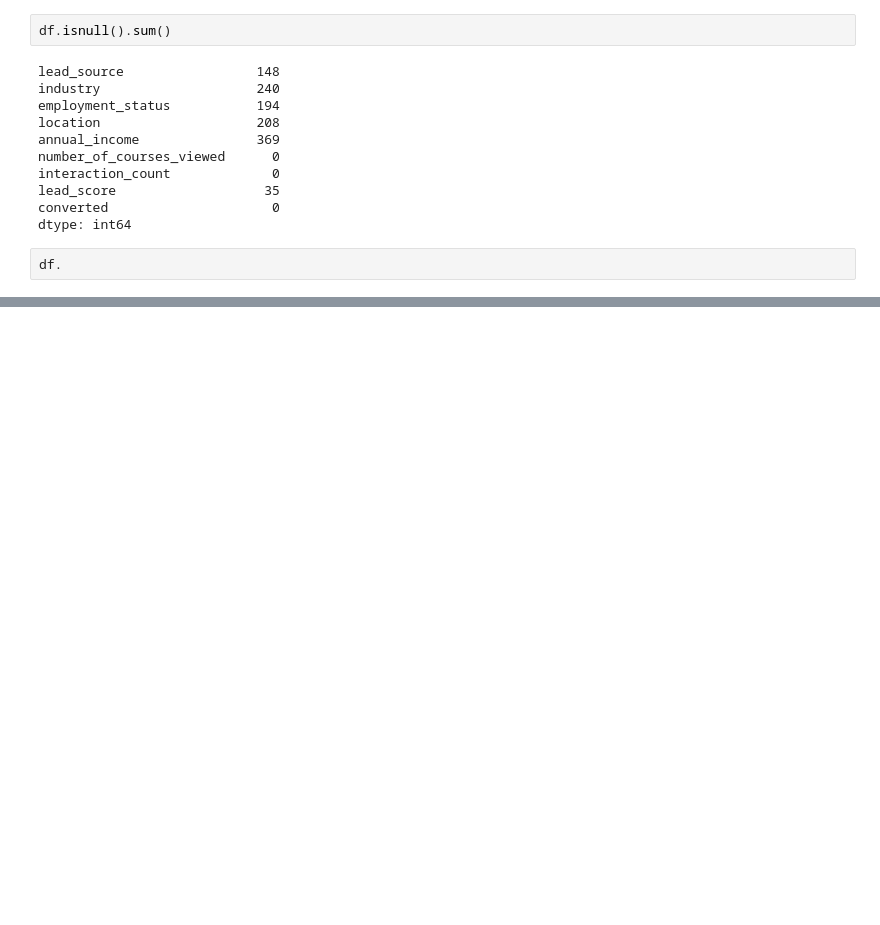
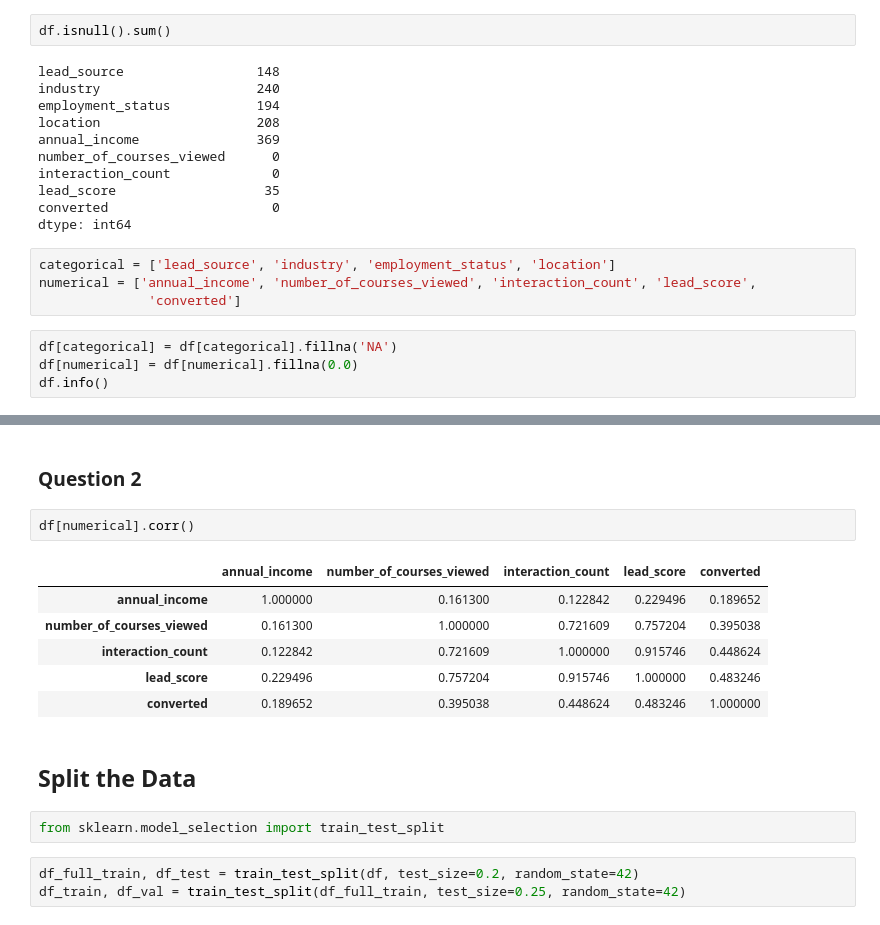
Before and after one commit to agomezh20/DataTalks-ml-zoomcamp, a Jupyter notebook: Module 3/homework_3.ipynb, the cells around one changed output, grey strips where cells are left out. Drawn from its saved outputs; the diff is of its cells as text; blank space fills up the shorter version.

```diff
--- a/Module 3/homework_3.ipynb
+++ b/Module 3/homework_3.ipynb
@@ -53,4 +53,10 @@ lead_score                   35
 converted                     0
 dtype: int64
 # %%
-df.
+categorical = ['lead_source', 'industry', 'employment_status', 'location']
+numerical = ['annual_income', 'number_of_courses_viewed', 'interaction_count', 'lead_score',
+              'converted']
+# %%
+df[categorical] = df[categorical].fillna('NA')
+df[numerical] = df[numerical].fillna(0.0)
+df.info()
@@ -56,0 +94,18 @@ df.
+# %% [markdown]
+### Question 2
+# %%
+df[numerical].corr()
+# %% [output]
+|  | annual_income | number_of_courses_viewed | interaction_count | lead_score | converted |
+| annual_income | 1.000000 | 0.161300 | 0.122842 | 0.229496 | 0.189652 |
+| number_of_courses_viewed | 0.161300 | 1.000000 | 0.721609 | 0.757204 | 0.395038 |
+| interaction_count | 0.122842 | 0.721609 | 1.000000 | 0.915746 | 0.448624 |
+| lead_score | 0.229496 | 0.757204 | 0.915746 | 1.000000 | 0.483246 |
+| converted | 0.189652 | 0.395038 | 0.448624 | 0.483246 | 1.000000 |
+# %% [markdown]
+## Split the Data
+# %%
+from sklearn.model_selection import train_test_split
+# %%
+df_full_train, df_test = train_test_split(df, test_size=0.2, random_state=42)
+df_train, df_val = train_test_split(df_full_train, test_size=0.25, random_state=42)
```
Also changed, not shown: parts of 23 cells of this notebook, 3 other files.
